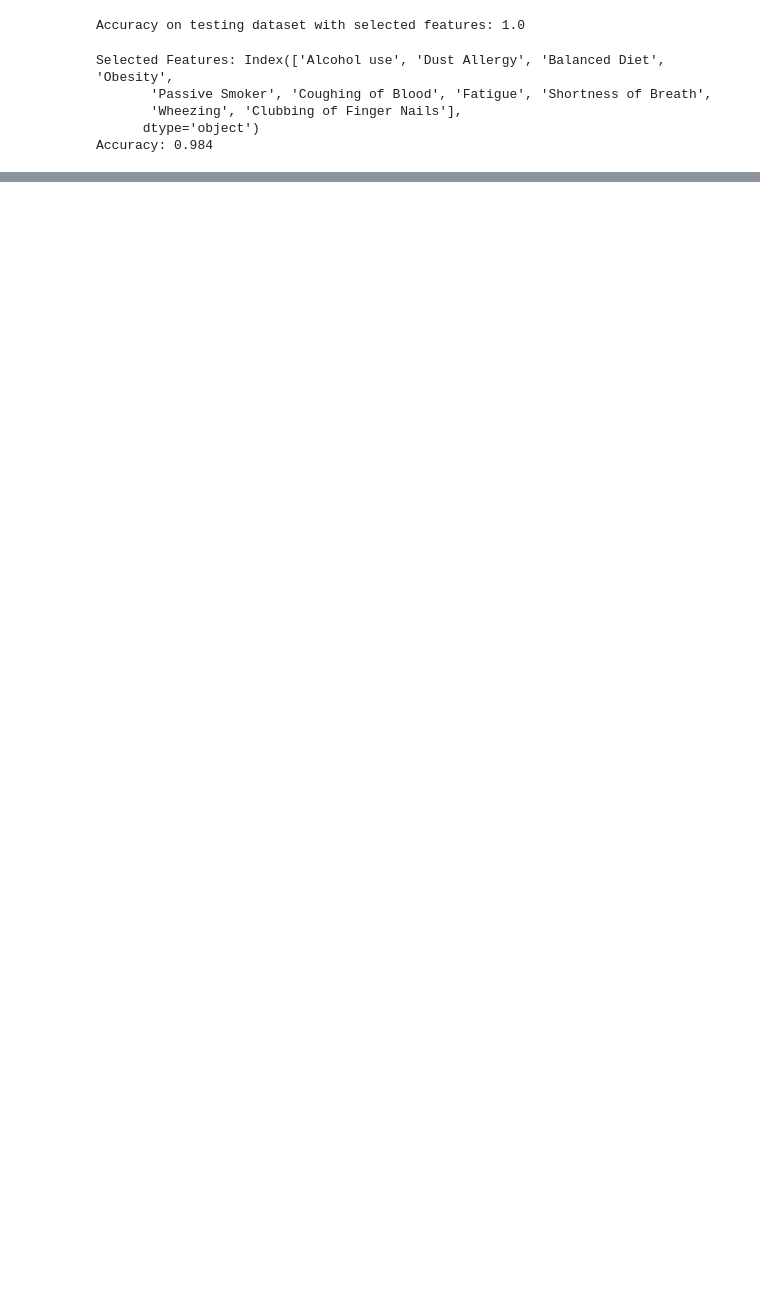
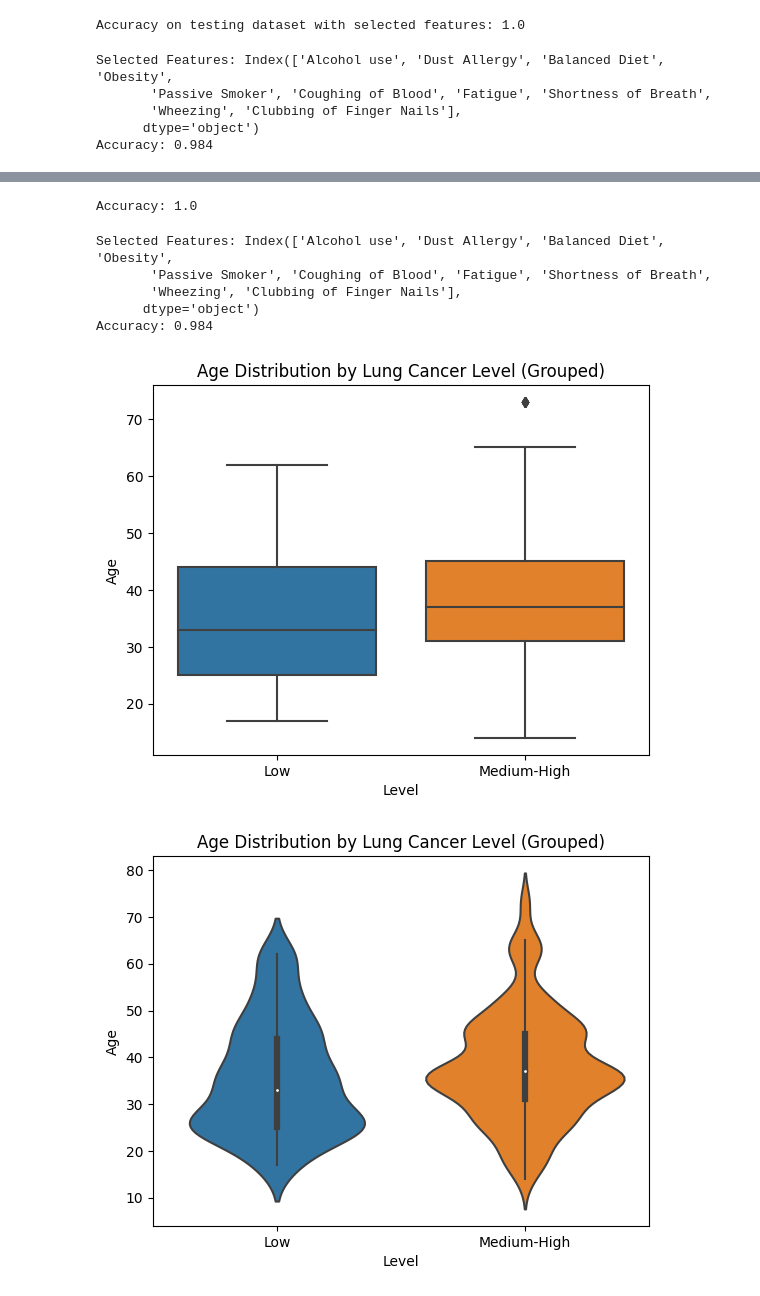
Before and after one commit to brysonbarth/DAAN_888_G5, a Jupyter notebook: arbaiza_feature_selection (2).ipynb, the cells around one changed output, grey strips where cells are left out. Cells and saved outputs as stored; diff of their text form; code cells hidden in the pictures; blank space fills up the shorter version.

```diff
--- a/arbaiza_feature_selection (2).ipynb
+++ b/arbaiza_feature_selection (2).ipynb
@@ -380,0 +412,79 @@ Accuracy: 0.984
+# %%
+# Still having an issue with overfitting. Let's try gradient boosting machines (GBM)
+
+from sklearn.ensemble import GradientBoostingClassifier
+from sklearn.metrics import accuracy_score
+
+# Create a Gradient Boosting Classifier object with regularization
+gbm = GradientBoostingClassifier(n_estimators=100, max_depth=3, min_samples_leaf=5, max_features=0.8, learning_rate=0.1, random_state=42)
+
+# Fit the model on the training data
+gbm.fit(X_train, y_train)
+
+# Predict on the testing data
+y_pred = gbm.predict(X_test)
+
+# Calculate the accuracy of the model on the testing data
+accuracy = accuracy_score(y_test, y_pred)
+print("Accuracy:", accuracy)
+# %% [output]
+Accuracy: 1.0
+# %%
+#  Even with low n_estimators and lower max_depth we are still overfitting.  Our best bet is to go back to our RFC using our previously chosen hyhperparameters
+
+# create a random forest classifier object
+rfc = RandomForestClassifier(n_estimators=100, max_depth=10, random_state=42)
+
+# create the feature selector object
+selector = RFECV(estimator=rfc, step=1, cv=5, min_features_to_select=10)
+
+# fit the feature selector on the training data
+selector = selector.fit(X_train, y_train)
+
+# print the selected features
+print("Selected Features:", X_train.columns[selector.support_])
+
+# create a new random forest classifier with the selected features
+rfc_selected = RandomForestClassifier(n_estimators=100, max_depth=3, random_state=42)
+X_train_selected = X_train[X_train.columns[selector.support_]]
+X_test_selected = X_test[X_train.columns[selector.support_]]
+rfc_selected.fit(X_train_selected, y_train)
+
+# predict on the testing data
+y_pred = rfc_selected.predict(X_test_selected)
+
+# calculate the accuracy of the model on the testing data
+accuracy = accuracy_score(y_test, y_pred)
+print("Accuracy:", accuracy)
+# %% [output]
+Selected Features: Index(['Alcohol use', 'Dust Allergy', 'Balanced Diet', 'Obesity',
+       'Passive Smoker', 'Coughing of Blood', 'Fatigue', 'Shortness of Breath',
+       'Wheezing', 'Clubbing of Finger Nails'],
+      dtype='object')
+Accuracy: 0.984
+# %%
+#  One issue may be that the age column has a bias towards older patients having medium and high levels of lung cancer
+
+import pandas as pd
+import seaborn as sns
+import matplotlib.pyplot as plt
+
+# Add a new column 'Level_Grouped' that groups 'Medium' and 'High' together
+df['Level_Grouped'] = df['Level'].replace({'Medium': 'Medium-High', 'High': 'Medium-High'})
+
+# Box plot
+sns.boxplot(x='Level_Grouped', y='Age', data=df, order=['Low', 'Medium-High'])
+plt.xlabel('Level')
+plt.ylabel('Age')
+plt.title('Age Distribution by Lung Cancer Level (Grouped)')
+plt.show()
+
+# Violin plot
+sns.violinplot(x='Level_Grouped', y='Age', data=df, order=['Low', 'Medium-High'])
+plt.xlabel('Level')
+plt.ylabel('Age')
+plt.title('Age Distribution by Lung Cancer Level (Grouped)')
+plt.show()
+# %% [output]
+[figure, added]
+[figure, added]
```
Also changed, not shown: parts of 9 cells of this notebook, 1 other file.
